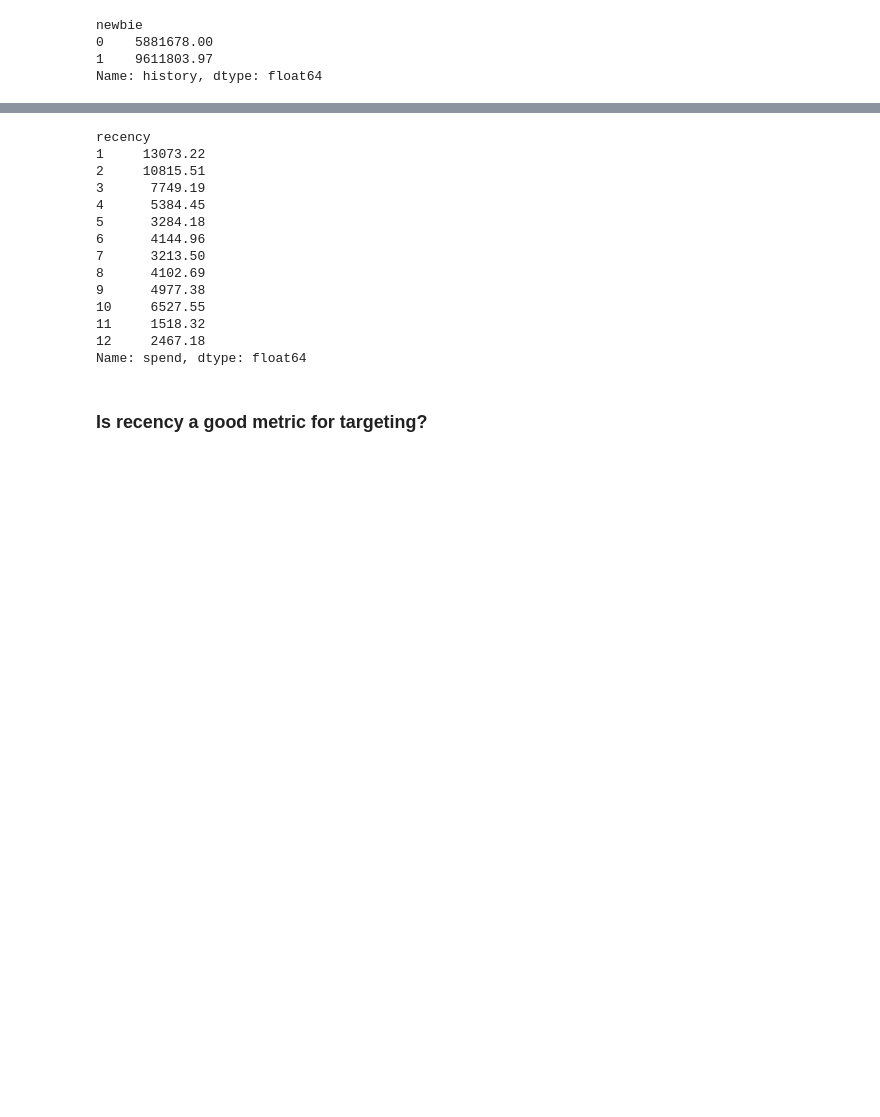
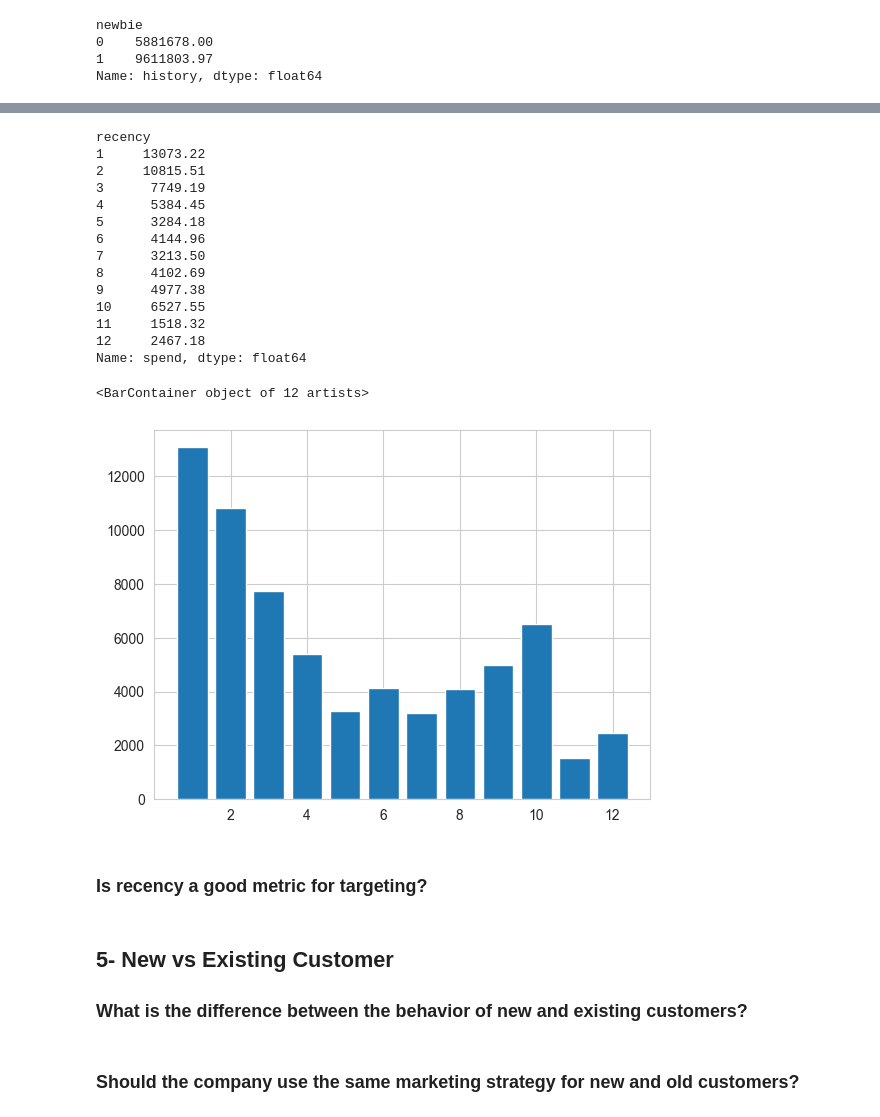
Before and after one commit to Fatemenamdar20/Project02-Customer-Analytics, a Jupyter notebook: Customer-Analytics.ipynb, the cells around one changed output, grey strips where cells are left out. Drawn from its saved outputs; the diff is of its cells as text; code cells hidden in the pictures; blank space fills up the shorter version.

```diff
--- a/Customer-Analytics.ipynb
+++ b/Customer-Analytics.ipynb
@@ -429,20 +439,28 @@ Name: conversion, dtype: Int8
 # %%
 s = df.groupby("recency")["spend"].sum()
 print(s)
+plt.bar(s.index, s)
 # %% [output]
 recency
 1     13073.22
 2     10815.51
 3      7749.19
 4      5384.45
 5      3284.18
 6      4144.96
 7      3213.50
 8      4102.69
 9      4977.38
 10     6527.55
 11     1518.32
 12     2467.18
 Name: spend, dtype: float64
+<BarContainer object of 12 artists>
+[figure, added]
 # %% [markdown]
 ### Is recency a good metric for targeting?
+# %% [markdown]
+## 5- New vs Existing Customer
+### What is the difference between the behavior of new and existing customers?
+# %% [markdown]
+### Should the company use the same marketing strategy for new and old customers?
```
Also changed, not shown: parts of 9 cells of this notebook.
